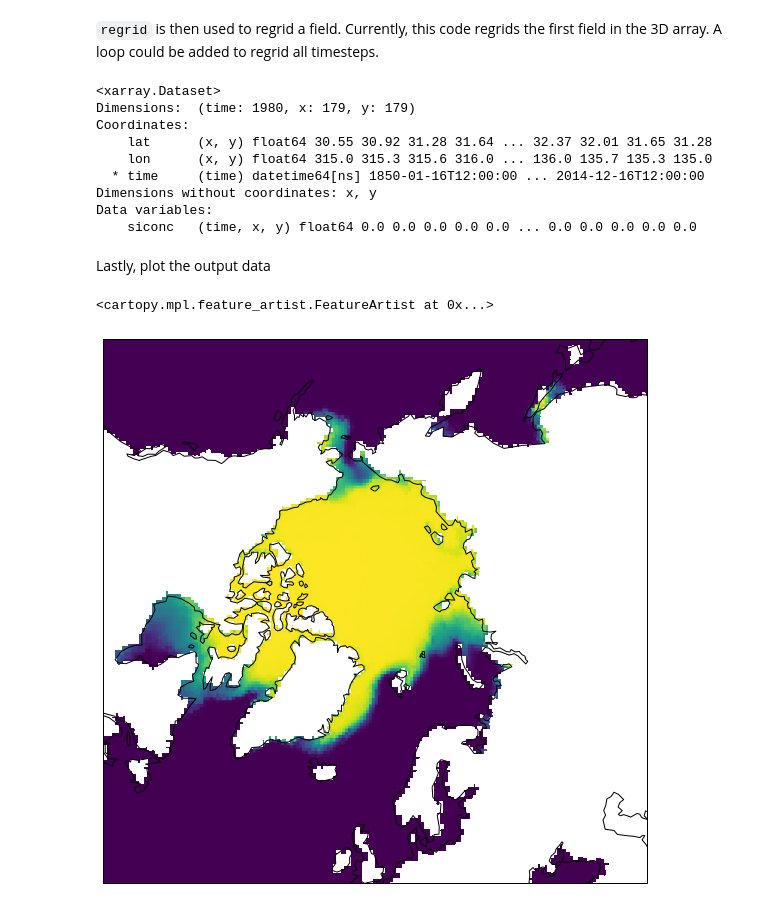
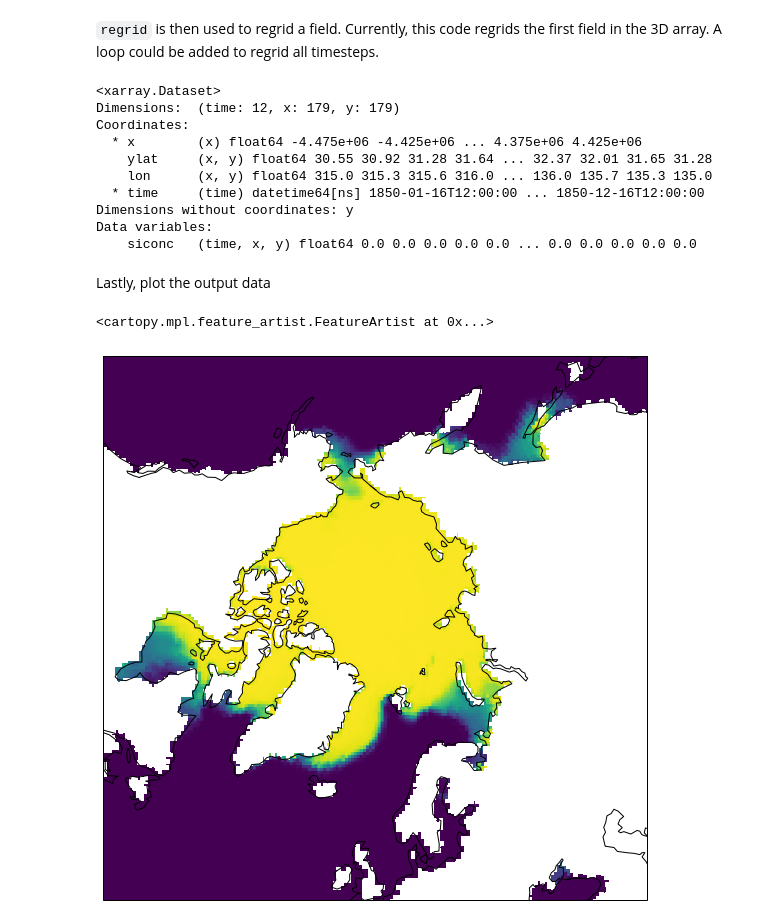
Before and after one commit to andypbarrett/cmip6, a Jupyter notebook: notebooks/regrid_and_plot_curvilinear_grid.ipynb, the cells around one changed output. Saved outputs shown, nothing was run; the diff lists cells and outputs as text; code cells hidden in the pictures.

```diff
--- a/notebooks/regrid_and_plot_curvilinear_grid.ipynb
+++ b/notebooks/regrid_and_plot_curvilinear_grid.ipynb
@@ -31,7 +31,7 @@ I use sea ice concentration from the MRI-ESM2 model as an example.  `xarray` int
 
 Clicking on the &#9658; beside attributes and looking for the __grid__ attribute will show that the sea ice is on a "native ocean tri-polar grid with 360x363 ocean cells".
 # %%
-filepath = '../siconc_SImon_MRI-ESM2-0_historical_r1i1p1f1_gn_185001-201412.nc'
+filepath = 'siconc_SImon_MRI-ESM2-0_historical_r1i1p1f1_gn_185001-201412.subset.nc'
 ds = xr.open_dataset(filepath)
 ds = ds.rename({'longitude': 'lon', 'latitude': 'lat'})  # xesmf only recognizes lon and lat
 ds
@@ -362,12 +362,13 @@ ds_regrid = xr.Dataset({
 ds_regrid
 # %% [output]
 <xarray.Dataset>
-Dimensions:  (time: 1980, x: 179, y: 179)
+Dimensions:  (time: 12, x: 179, y: 179)
 Coordinates:
-    lat      (x, y) float64 30.55 30.92 31.28 31.64 ... 32.37 32.01 31.65 31.28
+  * x        (x) float64 -4.475e+06 -4.425e+06 ... 4.375e+06 4.425e+06
+    ylat     (x, y) float64 30.55 30.92 31.28 31.64 ... 32.37 32.01 31.65 31.28
     lon      (x, y) float64 315.0 315.3 315.6 316.0 ... 136.0 135.7 135.3 135.0
-  * time     (time) datetime64[ns] 1850-01-16T12:00:00 ... 2014-12-16T12:00:00
-Dimensions without coordinates: x, y
+  * time     (time) datetime64[ns] 1850-01-16T12:00:00 ... 1850-12-16T12:00:00
+Dimensions without coordinates: y
 Data variables:
     siconc   (time, x, y) float64 0.0 0.0 0.0 0.0 0.0 ... 0.0 0.0 0.0 0.0 0.0
 # %% [markdown]
@@ -375,10 +376,10 @@ Lastly, plot the output data
 # %%
 fig = plt.figure(figsize=(10,10))
 ax = fig.add_subplot(projection=ccrs.NorthPolarStereo())
 ax.set_extent([-180., 180., 50., 90.], ccrs.PlateCarree())
 #ds_regrid.siconc[0,:,:].plot(ax=ax, transform=proj_out)
-ax.imshow(ds_regrid.siconc[1000,:,:].values, extent=list(proj_out.x_limits) + list(proj_out.y_limits), transform=proj_out)
+ax.imshow(ds_regrid.siconc[0,:,:].values, extent=list(proj_out.x_limits) + list(proj_out.y_limits), transform=proj_out)
 ax.coastlines()
 # %% [output]
 <cartopy.mpl.feature_artist.FeatureArtist at 0x...>
-[figure, old version]
+[figure, new version]
```
Also changed, not shown: parts of 4 cells of this notebook.
